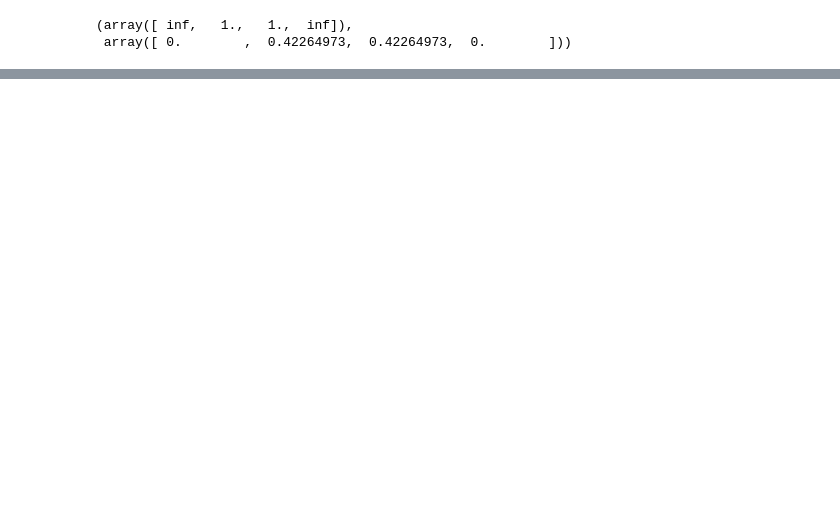
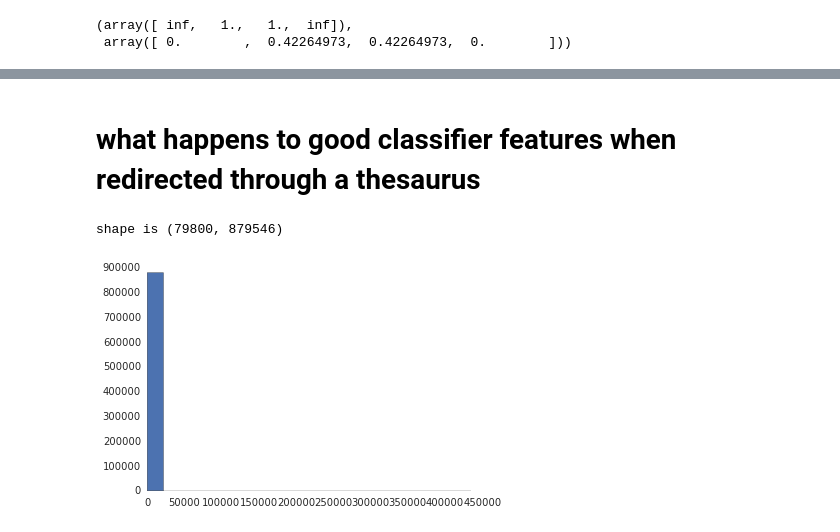
Before and after one commit to mbatchkarov/ExpLosion, a Jupyter notebook: notebooks/MI_distribution.ipynb, the cells around one changed output, grey strips where cells are left out. Drawn from its saved outputs; the diff is of its cells as text; code cells hidden in the pictures; blank space fills up the shorter version.

Commit message:
[WIP] a new spin on the classificational similarity idea

```diff
--- a/notebooks/MI_distribution.ipynb
+++ b/notebooks/MI_distribution.ipynb
@@ -47,12 +49,12 @@ plt.savefig('midist.pdf', format='pdf')
 # %%
-X = [
+X1 = [
         [1, 1, 0, 0],
         [1, 1, 1, 0],
         [0, 1, 1, 1],
         [0, 0, 1, 1],
     ]
-y = np.array([0, 0, 1, 1])
-f_classif(X, y)
+y1 = np.array([0, 0, 1, 1])
+f_classif(X1, y1)
 # %% [output]
 (array([ inf,   1.,   1.,  inf]),
  array([ 0.        ,  0.42264973,  0.42264973,  0.        ]))
@@ -64,0 +65,11 @@ array([ 14.50865824,   0.69314668,  -0.69314668, -14.50865824])
+# %% [markdown]
+# what happens to good classifier features when redirected through a thesaurus
+# %%
+# are very informative features (ones strongly associated with class C)
+# replaced by other informative feats or not?
+print('shape is', X.shape)
+a, b = chi2(X, ytr) # small values of A mean informative features
+plt.hist(a, bins=20);
+# %% [output]
+shape is (79800, 879546)
+[figure, added]
```
Also changed, not shown: parts of 12 cells of this notebook.
